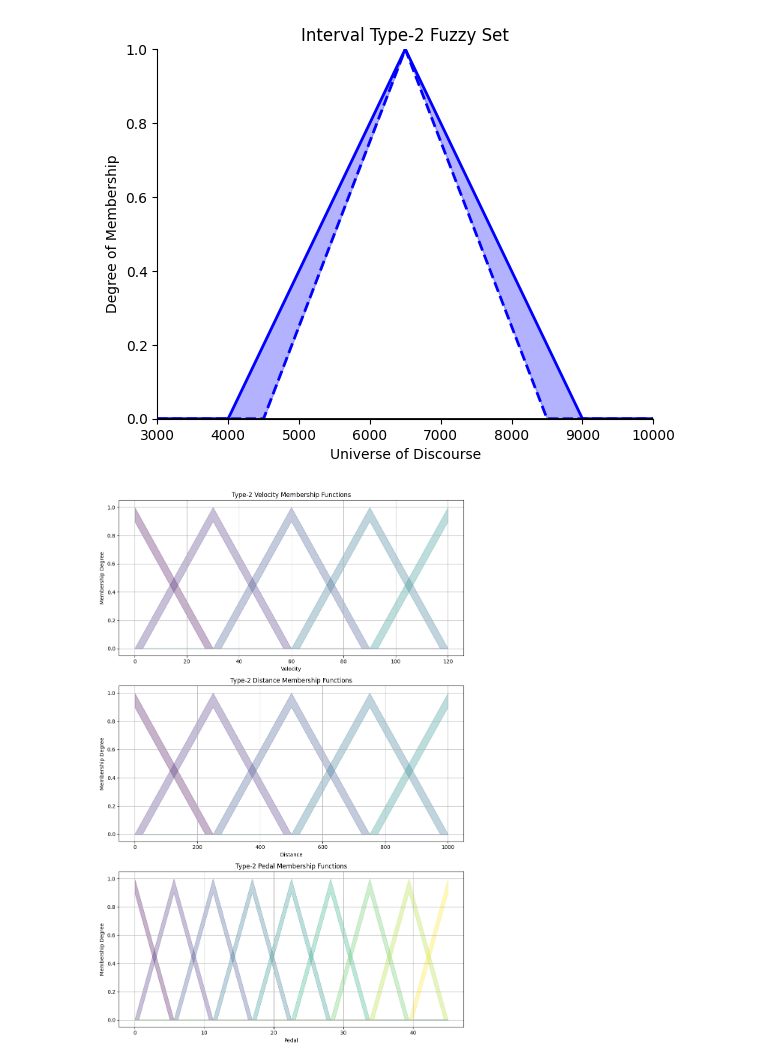
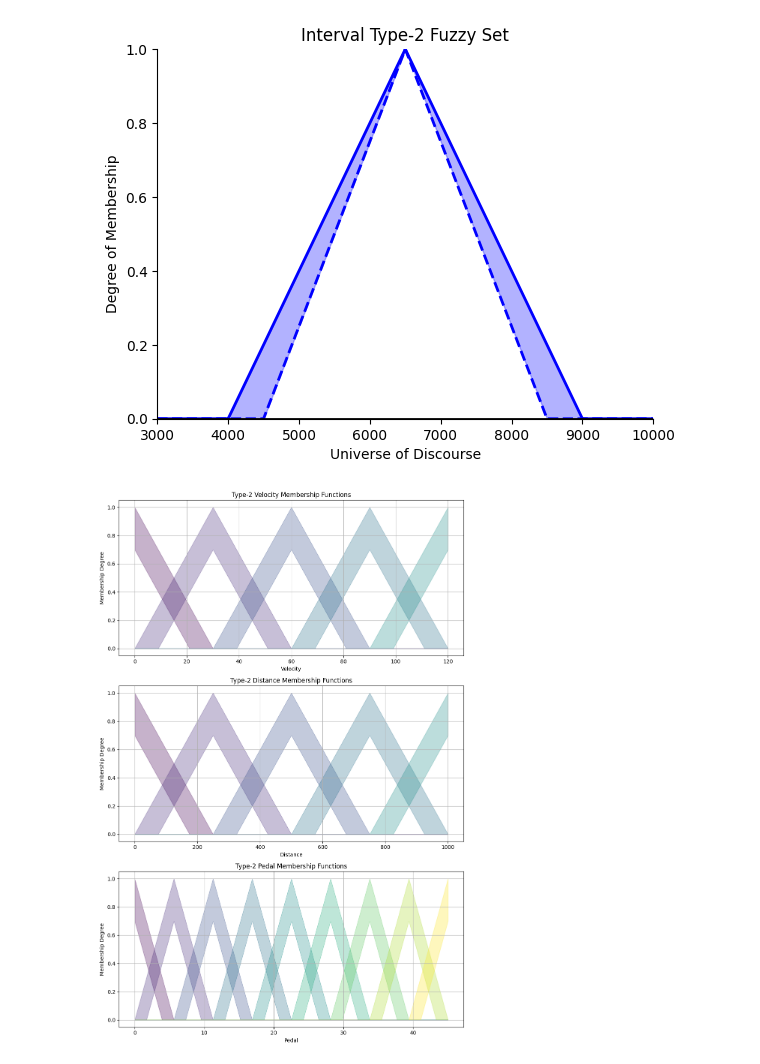
Before and after one commit to Siavashiii/FuzzySystem2, a Jupyter notebook: fuzzyTA2.ipynb, the cells around one changed output. Saved outputs shown, nothing was run; the diff lists cells and outputs as text; code cells hidden in the pictures.

```diff
--- a/fuzzyTA2.ipynb
+++ b/fuzzyTA2.ipynb
@@ -188,7 +188,7 @@ import pandas as pd
 import gdown
 
 # We'll assume the FOU is constant and given by a specific value
-FOU_CONSTANT = 0.1
+FOU_CONSTANT = 0.3
 
 class Updated_Type2_FIS:
     def __init__(self, numberOfMFInputV=5, numberOfMFInputD=5, numberOfMFOutputP=9,
@@ -256,31 +256,31 @@ class Updated_Type2_FIS:
             x = np.linspace(0, self.maxOfDistance, 1000)
             y_lower, y_upper = zip(*[self.triangular_type2(xi, params) for xi in x])
             color = colors[i]
             axs[1].fill_between(x, y_lower, y_upper, color=color, alpha=0.3)
         axs[1].set_title('Type-2 Distance Membership Functions')
         axs[1].set_xlabel('Distance')
         axs[1].set_ylabel('Membership Degree')
 
         # Plot Pedal MFs with shaded area between upper and lower MFs
         for i, params in enumerate(self.get_parameters_MFs(self.numberOfMFOutputP, self.maxOfPedal)):
             x = np.linspace(0, self.maxOfPedal, 1000)
             y_lower, y_upper = zip(*[self.triangular_type2(xi, params) for xi in x])
             color = colors[i]
             axs[2].fill_between(x, y_lower, y_upper, color=color, alpha=0.3)
         axs[2].set_title('Type-2 Pedal Membership Functions')
         axs[2].set_xlabel('Pedal')
         axs[2].set_ylabel('Membership Degree')
 
         for ax in axs:
             ax.grid(True)
 
         plt.tight_layout()
         plt.show()
 
 # Create an instance of the Type-2 FIS
 type2_fis = Updated_Type2_FIS()
 
 # Plot the Type-2 membership functions
 type2_fis.plot_membership_functions_type2()
 # %% [output]
-[figure, old version]
+[figure, new version]
```
Also changed, not shown: parts of 2 cells of this notebook.
